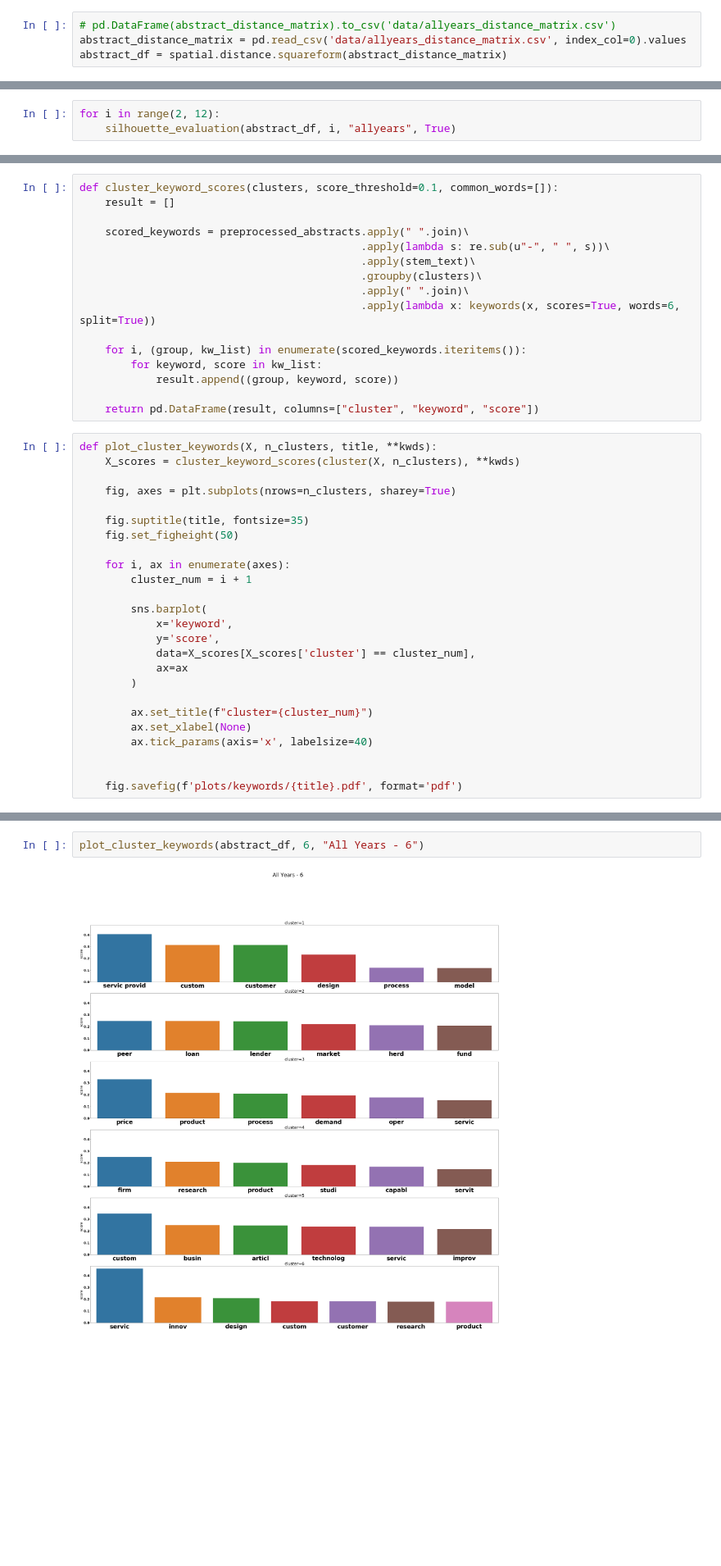
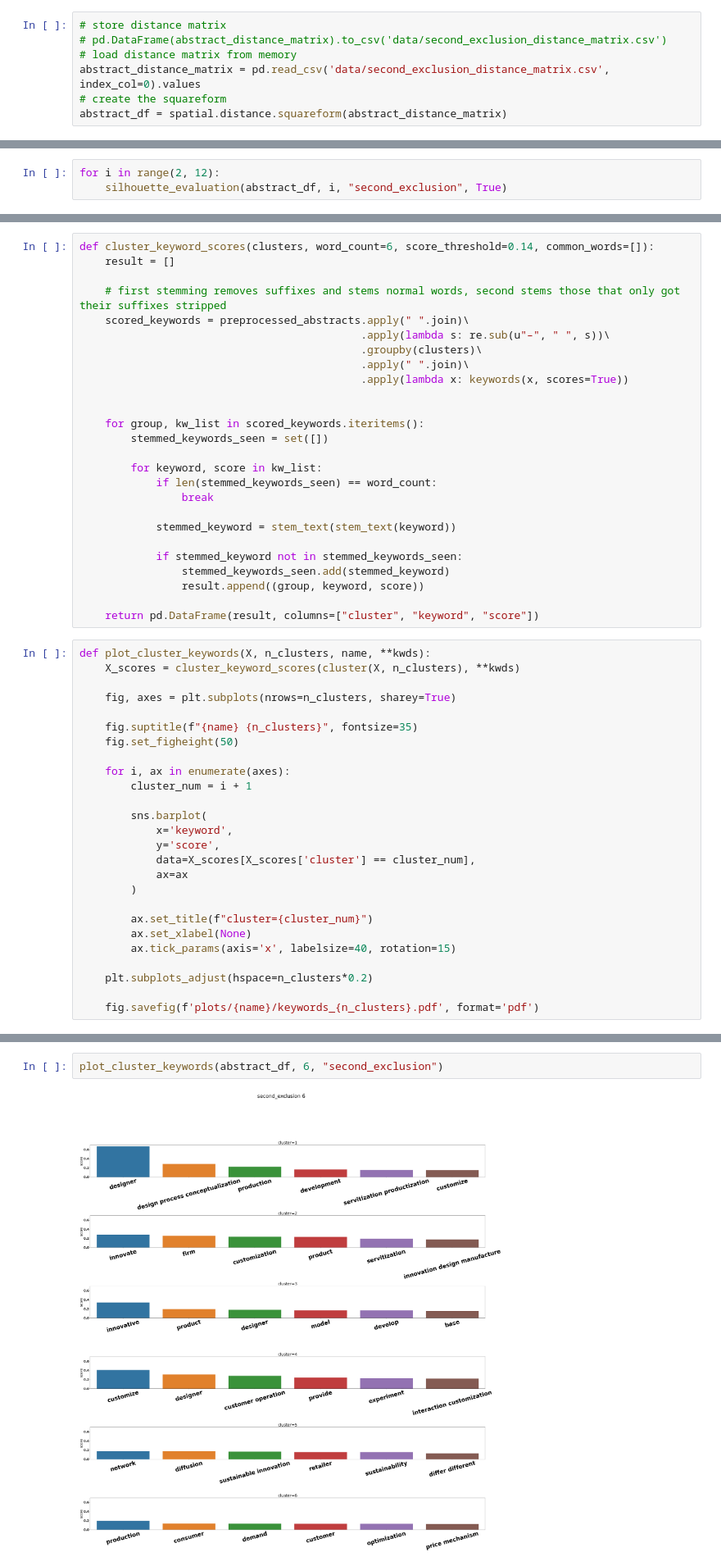
Before and after one commit to Thopiax/AbstractsAnalysis, a Jupyter notebook: second/second_abstract_list.ipynb, the cells around one changed output, grey strips where cells are left out. Shown at 82% size. Cells and saved outputs as stored; diff of their text form; blank space fills up the shorter version.

Commit message:
Publish second version

```diff
--- a/second/second_abstract_list.ipynb
+++ b/second/second_abstract_list.ipynb
@@ -123,4 +126,7 @@ D_(47, 284)=3.546
 # %%
-# pd.DataFrame(abstract_distance_matrix).to_csv('data/allyears_distance_matrix.csv')
-abstract_distance_matrix = pd.read_csv('data/allyears_distance_matrix.csv', index_col=0).values
+# store distance matrix
+# pd.DataFrame(abstract_distance_matrix).to_csv('data/second_exclusion_distance_matrix.csv')
+# load distance matrix from memory
+abstract_distance_matrix = pd.read_csv('data/second_exclusion_distance_matrix.csv', index_col=0).values
+# create the squareform
 abstract_df = spatial.distance.squareform(abstract_distance_matrix)
@@ -170,5 +182,5 @@ def silhouette_evaluation(X, n_clusters, name, squareform=False):
     plt.show()
 # %%
 for i in range(2, 12):
-    silhouette_evaluation(abstract_df, i, "allyears", True)
+    silhouette_evaluation(abstract_df, i, "second_exclusion", True)
 # %% [output]
@@ -185,26 +199,36 @@ for i in range(2, 12):
 # %%
-def cluster_keyword_scores(clusters, score_threshold=0.1, common_words=[]):
+def cluster_keyword_scores(clusters, word_count=6, score_threshold=0.14, common_words=[]):
     result = []
 
+    # first stemming removes suffixes and stems normal words, second stems those that only got their suffixes stripped
     scored_keywords = preprocessed_abstracts.apply(" ".join)\
-                                            .apply(lambda s: re.sub(u"-", " ", s))\
-                                            .apply(stem_text)\
+                                            .apply(lambda s: re.sub(u"–", " ", s))\
                                             .groupby(clusters)\
                                             .apply(" ".join)\
-                                            .apply(lambda x: keywords(x, scores=True, words=6, split=True))
+                                            .apply(lambda x: keywords(x, scores=True))
 
-    for i, (group, kw_list) in enumerate(scored_keywords.iteritems()):
+
+    for group, kw_list in scored_keywords.iteritems():
+        stemmed_keywords_seen = set([])
+
         for keyword, score in kw_list:
-            result.append((group, keyword, score))
+            if len(stemmed_keywords_seen) == word_count:
+                break
+
+            stemmed_keyword = stem_text(stem_text(keyword))
+
+            if stemmed_keyword not in stemmed_keywords_seen:
+                stemmed_keywords_seen.add(stemmed_keyword)
+                result.append((group, keyword, score))
 
     return pd.DataFrame(result, columns=["cluster", "keyword", "score"])
 # %%
-def plot_cluster_keywords(X, n_clusters, title, **kwds):
+def plot_cluster_keywords(X, n_clusters, name, **kwds):
     X_scores = cluster_keyword_scores(cluster(X, n_clusters), **kwds)
 
     fig, axes = plt.subplots(nrows=n_clusters, sharey=True)
 
-    fig.suptitle(title, fontsize=35)
+    fig.suptitle(f"{name} {n_clusters}", fontsize=35)
     fig.set_figheight(50)
 
     for i, ax in enumerate(axes):
@@ -219,7 +243,8 @@ def plot_cluster_keywords(X, n_clusters, title, **kwds):
 
         ax.set_title(f"cluster={cluster_num}")
         ax.set_xlabel(None)
-        ax.tick_params(axis='x', labelsize=40)
+        ax.tick_params(axis='x', labelsize=40, rotation=15)
 
+    plt.subplots_adjust(hspace=n_clusters*0.2)
 
-    fig.savefig(f'plots/keywords/{title}.pdf', format='pdf')
+    fig.savefig(f'plots/{name}/keywords_{n_clusters}.pdf', format='pdf')
@@ -230,4 +259,4 @@ plot_cluster_keywords(abstract_df, 3, "All Years - 3")
 # %%
-plot_cluster_keywords(abstract_df, 6, "All Years - 6")
+plot_cluster_keywords(abstract_df, 6, "second_exclusion")
 # %% [output]
-[figure, old version]
+[figure, new version]
```
Also changed, not shown: parts of 28 cells of this notebook, 34 other files.
